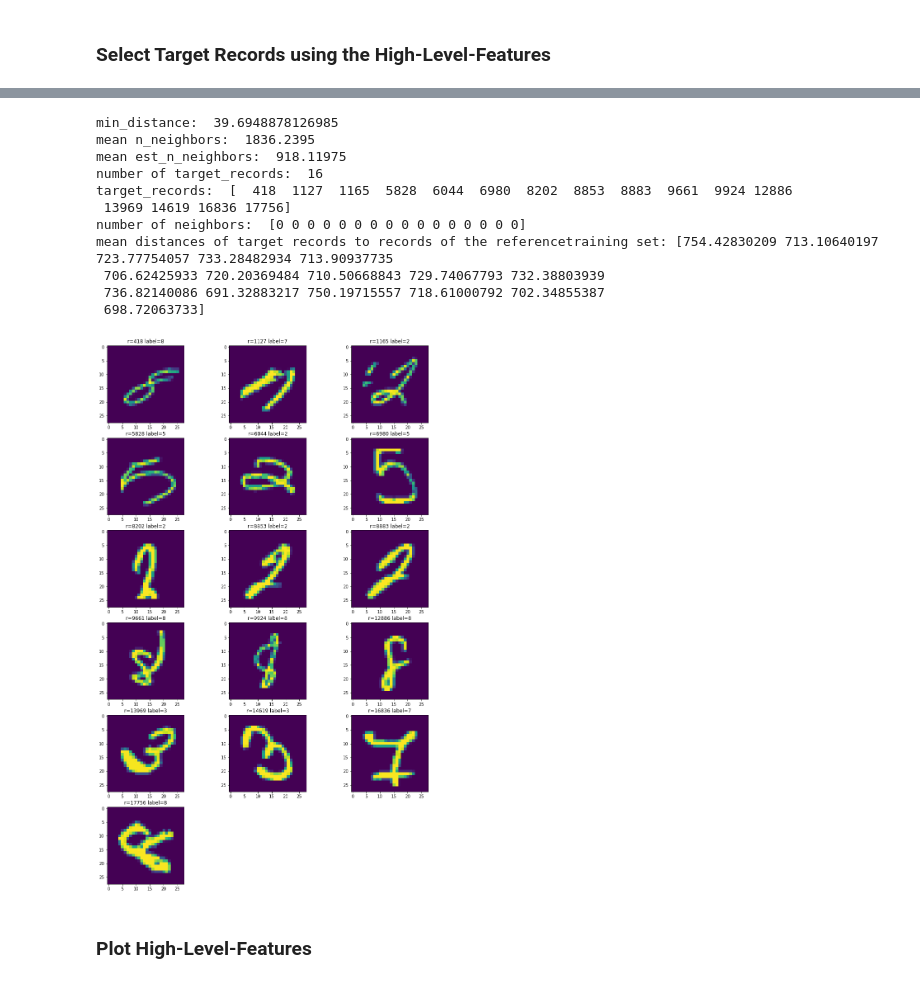
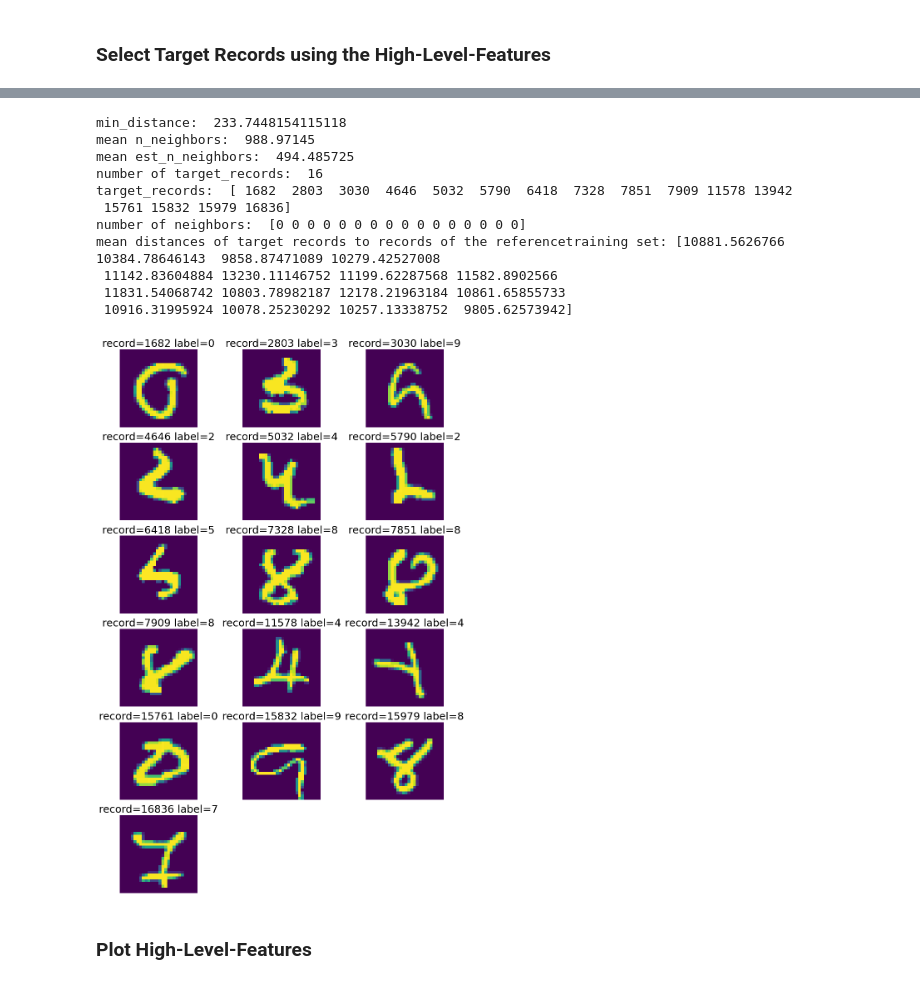
Before and after one commit to hallojs/nn_direct_mia, a Jupyter notebook: direct_mia.ipynb, the cells around one changed output, grey strips where cells are left out. Cells and saved outputs as stored; diff of their text form; code cells hidden in the pictures.

```diff
--- a/direct_mia.ipynb
+++ b/direct_mia.ipynb
@@ -233,12 +222,12 @@ high_level_features_all = np.append(high_level_features_target,
 # some possible metrices: 'euclidean', 'cosine', 'cityblock'
 # for more see https://scikit-learn.org/0.15/modules/generated/sklearn.metrics.pairwise.pairwise_distances.html
 
-#metric = 'cityblock'
+metric = 'cityblock'
 #metric = 'cosine'
 #metric = 'euclidean'
 
 #metric='braycurtis'
-metric='canberra'
+#metric='canberra'
 #metric='chebyshev'
 #metric='correlation'
 
@@ -263,8 +252,8 @@ display(Javascript('''google.colab.output.setIframeHeight(0, true,
 #probability_threshold = 0.1
 
 # parameters for mnist, cityblock
-#neighbor_threshold = 3533
-#probability_threshold = 0.1
+neighbor_threshold = 3533
+probability_threshold = 0.1
 
 # parameters for mnist, correlation
 #neighbor_threshold = 0.166
@@ -275,51 +264,51 @@ display(Javascript('''google.colab.output.setIframeHeight(0, true,
 #probability_threshold = 0.1
 
 # parameters for mnist, canberra
-neighbor_threshold = 433
-probability_threshold = 0.1
+#neighbor_threshold = 433
+#probability_threshold = 0.1
 
 # parameters for mnist, braycurtis
 #neighbor_threshold = 0.3225
 #probability_threshold = 0.1
 
 # parameters for fashion, cosine
 #neighbor_threshold = 0.1647
 #probability_threshold = 0.1
 
 # parameters for fashion, euclidean
 #neighbor_threshold = 122
 #probability_threshold = 0.1
 
 # parameters for cifar, cosine
 #neighbor_threshold = 0.372
 #probability_threshold = 0.1
 
 # parameters for cifar, euclidean
 #neighbor_threshold = 130
 #probability_threshold = 0.1
 
 target_records, mean_distances_target = mu.select_target_records(
                                             neighbor_threshold,
                                             probability_threshold,
                                             used_data, distances)
 
 
 if(len(target_records) < 20):
   mu.plot_target_records(target_records, used_data)
 # %% [output]
 [interactive output not drawn]
-min_distance:  39.6948878126985
-mean n_neighbors:  1836.2395
-mean est_n_neighbors:  918.11975
+min_distance:  233.7448154115118
+mean n_neighbors:  988.97145
+mean est_n_neighbors:  494.485725
 number of target_records:  16
-target_records:  [  418  1127  1165  5828  6044  6980  8202  8853  8883  9661  9924 12886
- 13969 14619 16836 17756]
+target_records:  [ 1682  2803  3030  4646  5032  5790  6418  7328  7851  7909 11578 13942
+ 15761 15832 15979 16836]
 number of neighbors:  [0 0 0 0 0 0 0 0 0 0 0 0 0 0 0 0]
-mean distances of target records to records of the referencetraining set: [754.42830209 713.10640197 723.77754057 733.28482934 713.90937735
- 706.62425933 720.20369484 710.50668843 729.74067793 732.38803939
- 736.82140086 691.32883217 750.19715557 718.61000792 702.34855387
- 698.72063733]
+mean distances of target records to records of the referencetraining set: [10881.5626766  10384.78646143  9858.87471089 10279.42527008
+ 11142.83604884 13230.11146752 11199.62287568 11582.8902566
+ 11831.54068742 10803.78982187 12178.21963184 10861.65855733
+ 10916.31995924 10078.25230292 10257.13338752  9805.62573942]
-[figure, old version]
+[figure, new version]
 # %% [markdown]
 ### Plot High-Level-Features
 # %%
```
Also changed, not shown: parts of 10 cells of this notebook, 1 other file.
